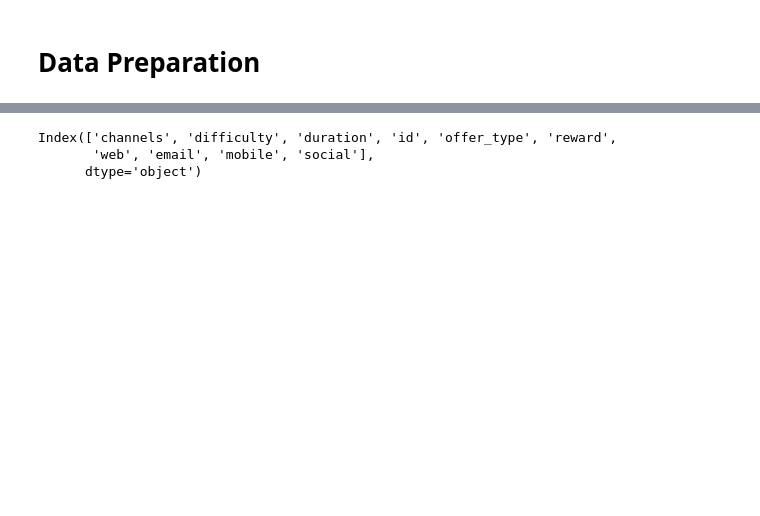
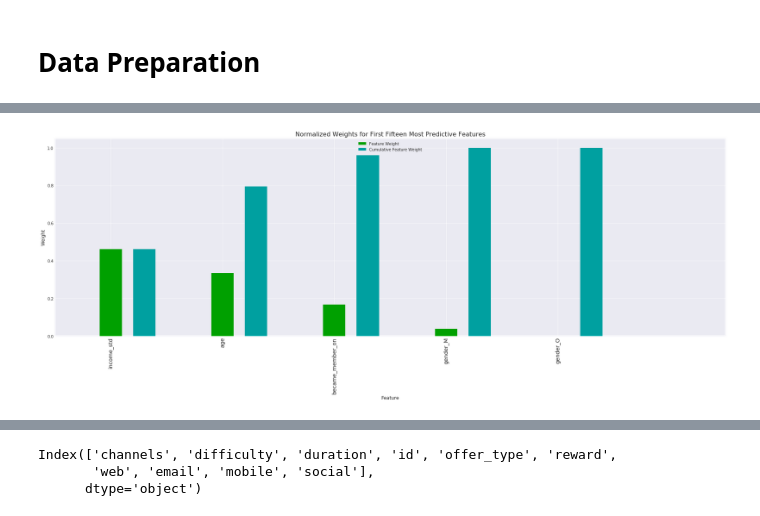
Before and after one commit to qinliu1023/Starbucks_Promotional_Offer, a Jupyter notebook: Starbucks_Promotional_Offer.ipynb, the cells around one changed output, grey strips where cells are left out. Cells and saved outputs as stored; diff of their text form; code cells hidden in the pictures; blank space fills up the shorter version.

```diff
--- a/Starbucks_Promotional_Offer.ipynb
+++ b/Starbucks_Promotional_Offer.ipynb
@@ -458,0 +454,5 @@ df.head(3)
+# %%
+df_INFO = df.query('offer_type == "informational"')\
+.groupby(["person", "offer_type", "viewed_detailed"])["transcript_offer_id"].count().unstack().reset_index()
+
+df_INFO.head()
@@ -458,0 +466,5 @@ df.head(3)
+# %%
+df_INFO["viewed_rate"] = \
+100.0 * df_INFO["viewed"].fillna(0) / (df_INFO["not_viewed"].fillna(0) + df_INFO["viewed"].fillna(0))
+
+df_INFO["viewed_rate"].value_counts()
@@ -458,0 +476,3 @@ df.head(3)
+# %%
+df_INFO = df_INFO.merge(profile_valid.drop("income", axis = 1),
+                        how = "left", left_on = "person", right_on = "id").drop("id", axis = 1)
@@ -458,0 +488,34 @@ df.head(3)
+# %%
+from sklearn.ensemble import RandomForestClassifier
+
+X, y = df_INFO.iloc[:, 5:], df_INFO["viewed_rate"]
+
+rf_model = RandomForestClassifier(random_state = 42, min_samples_leaf = 0.05).fit(X, y)
+importances = rf_model.feature_importances_
+# %%
+def feature_plot(importances, X_train, y_train, k):
+
+    # Display the five most important features
+    indices = np.argsort(importances)[::-1]
+    columns = X_train.columns.values[indices[:k]]
+    values = importances[indices][:k]
+
+    # Creat the plot
+    fig = plt.figure(figsize = (25,10))
+    plt.title("Normalized Weights for First Fifteen Most Predictive Features", fontsize = 16)
+    plt.bar(np.arange(k), values, width = 0.2, align="center", color = '#00A000', \
+          label = "Feature Weight")
+    plt.bar(np.arange(k) + 0.3, np.cumsum(values), width = 0.2, align = "center", color = '#00A0A0', \
+          label = "Cumulative Feature Weight")
+    plt.xticks(np.arange(k), columns, rotation = 90, fontsize = 14);
+    plt.xlim((-0.5, k+0.5))
+    plt.ylabel("Weight", fontsize = 12)
+    plt.xlabel("Feature", fontsize = 12)
+
+    plt.legend(loc = 'upper center')
+    plt.tight_layout()
+    plt.show()
+
+feature_plot(importances, X, y, k = 5)
+# %% [output]
+[figure, added]
```
Also changed, not shown: parts of 40 cells of this notebook.
